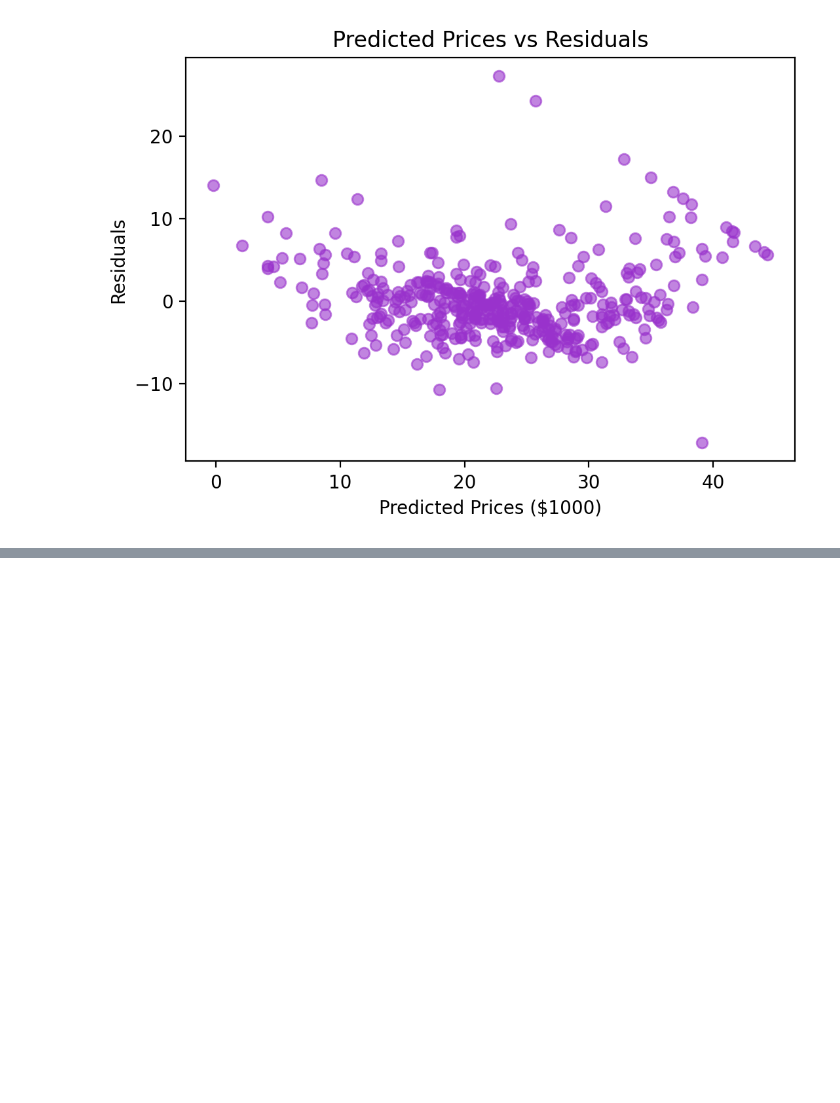
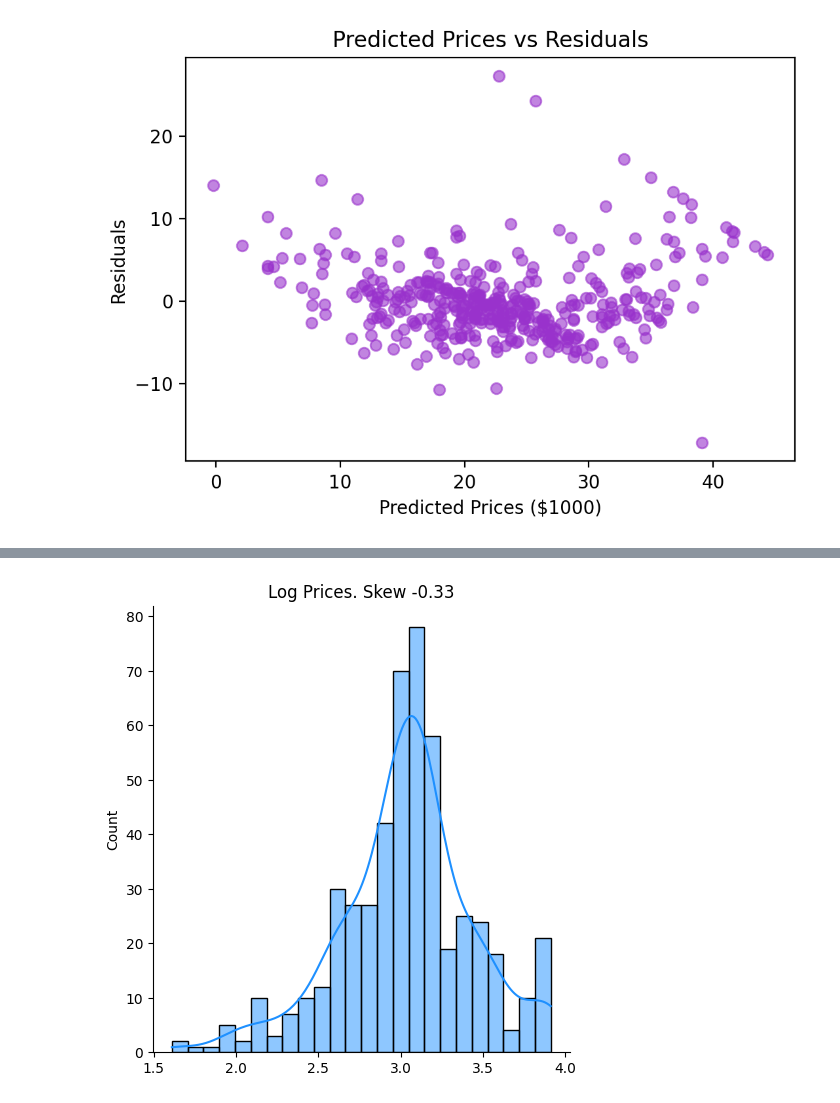
Before and after one commit to DejusDevspace/house-price-prediction, a Jupyter notebook: house_price.ipynb, the cells around one changed output, grey strips where cells are left out. Saved outputs shown, nothing was run; the diff lists cells and outputs as text; code cells hidden in the pictures; blank space fills up the shorter version.

```diff
--- a/house_price.ipynb
+++ b/house_price.ipynb
@@ -452,0 +486,13 @@ plt.show()
+# %%
+# Performing log transformation on the target variable
+y_log = np.log(y)
+
+sns.displot(
+    y_log,
+    kde=True,
+    color='dodgerblue',
+)
+plt.title(f'Log Prices. Skew {round(skew(y_log), 2)}')
+plt.show()
+# %% [output]
+[figure, added]
```
Also changed, not shown: parts of 15 cells of this notebook.
